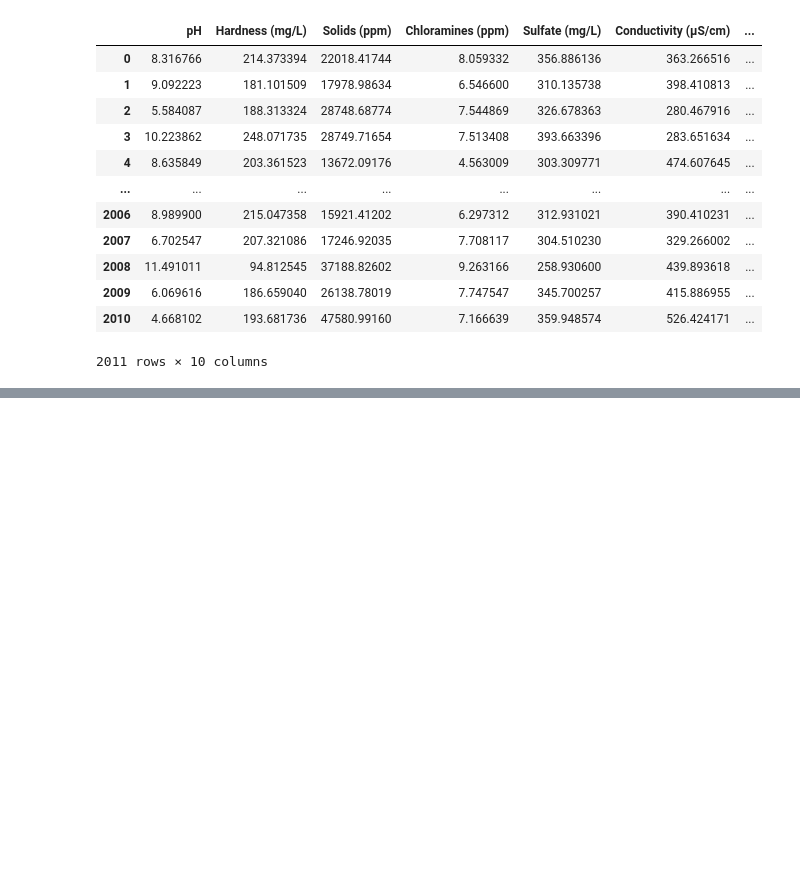
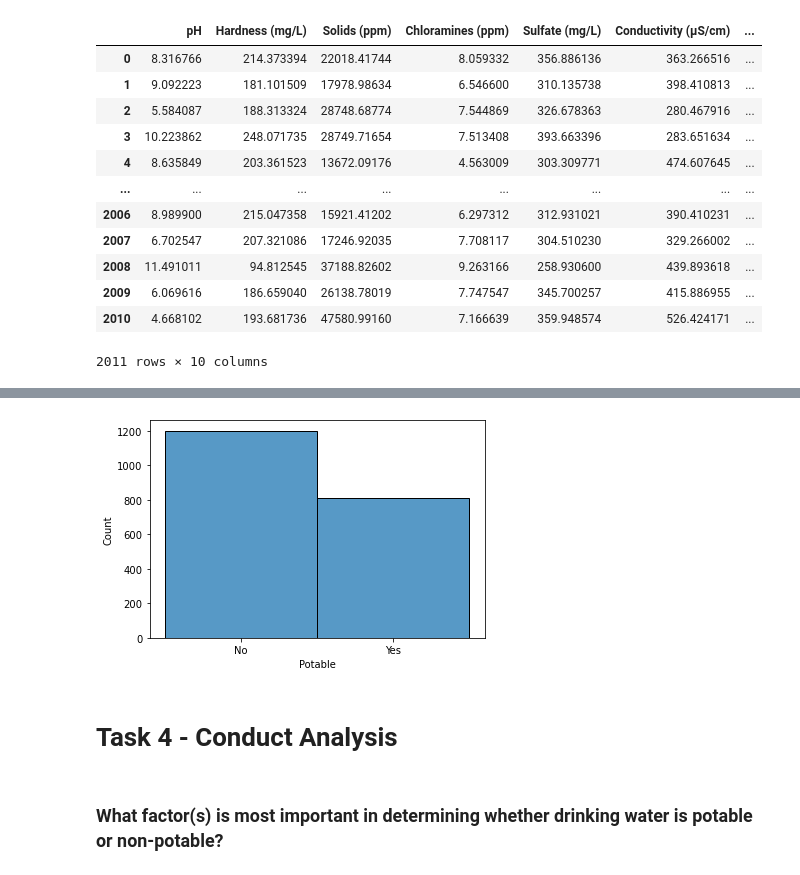
Before and after one commit to data301-2021-summer2/project-group14-project, a Jupyter notebook: analysis/person1/analysis_notebook.ipynb, the cells around one changed output, grey strips where cells are left out. Saved outputs shown, nothing was run; the diff lists cells and outputs as text; code cells hidden in the pictures; blank space fills up the shorter version.

```diff
--- a/analysis/person1/analysis_notebook.ipynb
+++ b/analysis/person1/analysis_notebook.ipynb
@@ -167,0 +258,10 @@ df
+# %%
+sns.histplot(data=df, x="Potable")
+plt.show()
+#The count for non-potable is greater than the count for potable drinking water.
+# %% [output]
+[figure, added]
+# %% [markdown]
+# Task 4 - Conduct Analysis
+# %% [markdown]
+### What factor(s) is most important in determining whether drinking water is potable or non-potable?
```
Also changed, not shown: parts of 11 cells of this notebook, 1 other file.
